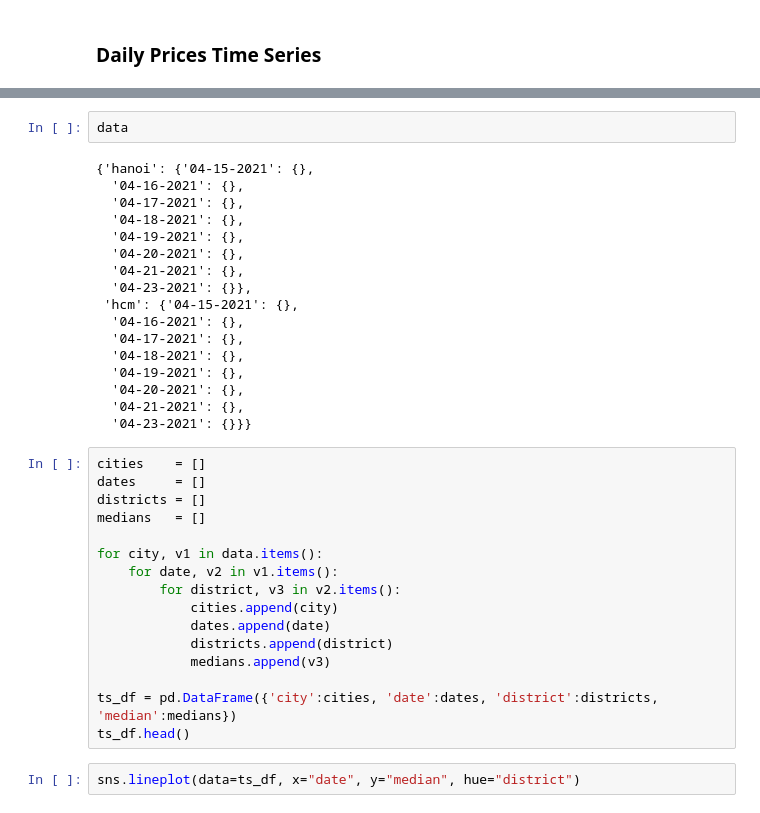
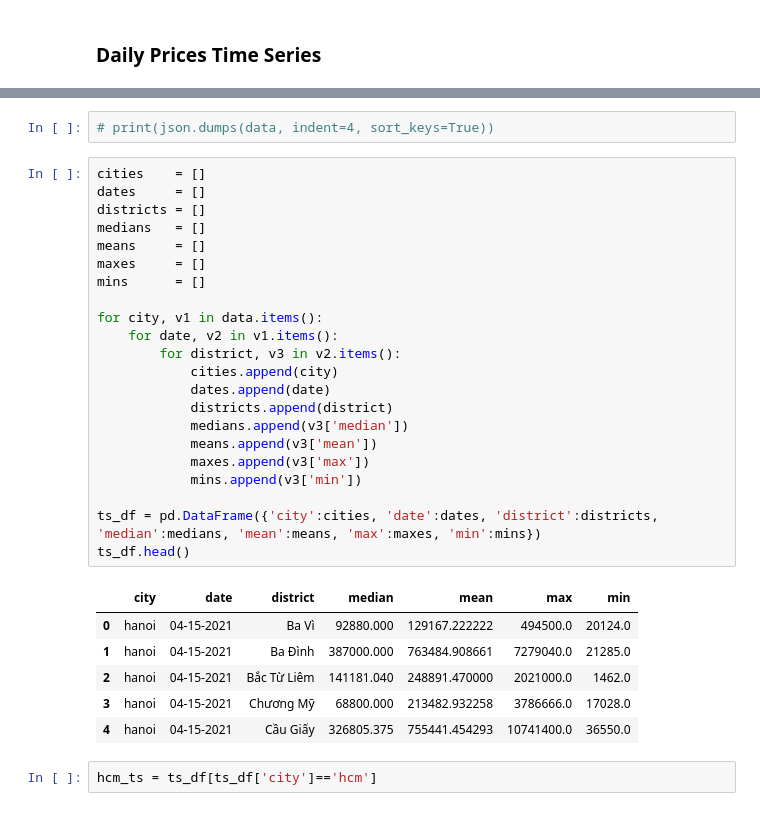
Before and after one commit to taidnguyen/housing-vietnam-analysis, a Jupyter notebook: analysis/trends.ipynb, the cells around one changed output, grey strips where cells are left out. Saved outputs shown, nothing was run; the diff lists cells and outputs as text.

```diff
--- a/analysis/trends.ipynb
+++ b/analysis/trends.ipynb
@@ -587,37 +601,33 @@ KeyboardInterrupt:
-# %%
-data
-# %% [output]
-{'hanoi': {'04-15-2021': {},
-  '04-16-2021': {},
-  '04-17-2021': {},
-  '04-18-2021': {},
-  '04-19-2021': {},
-  '04-20-2021': {},
-  '04-21-2021': {},
-  '04-23-2021': {}},
- 'hcm': {'04-15-2021': {},
-  '04-16-2021': {},
-  '04-17-2021': {},
-  '04-18-2021': {},
-  '04-19-2021': {},
-  '04-20-2021': {},
-  '04-21-2021': {},
-  '04-23-2021': {}}}
+# %%
+# print(json.dumps(data, indent=4, sort_keys=True))
 # %%
 cities    = []
 dates     = []
 districts = []
 medians   = []
+means     = []
+maxes     = []
+mins      = []
 
 for city, v1 in data.items():
     for date, v2 in v1.items():
         for district, v3 in v2.items():
             cities.append(city)
             dates.append(date)
             districts.append(district)
-            medians.append(v3)
+            medians.append(v3['median'])
+            means.append(v3['mean'])
+            maxes.append(v3['max'])
+            mins.append(v3['min'])
 
-ts_df = pd.DataFrame({'city':cities, 'date':dates, 'district':districts, 'median':medians})
+ts_df = pd.DataFrame({'city':cities, 'date':dates, 'district':districts, 'median':medians, 'mean':means, 'max':maxes, 'min':mins})
 ts_df.head()
+# %% [output]
+|  | city | date | district | median | mean | max | min |
+| 0 | hanoi | 04-15-2021 | Ba Vì | 92880.000 | 129167.222222 | 494500.0 | 20124.0 |
+| 1 | hanoi | 04-15-2021 | Ba Đình | 387000.000 | 763484.908661 | 7279040.0 | 21285.0 |
+| 2 | hanoi | 04-15-2021 | Bắc Từ Liêm | 141181.040 | 248891.470000 | 2021000.0 | 1462.0 |
+| 3 | hanoi | 04-15-2021 | Chương Mỹ | 68800.000 | 213482.932258 | 3786666.0 | 17028.0 |
+| 4 | hanoi | 04-15-2021 | Cầu Giấy | 326805.375 | 755441.454293 | 10741400.0 | 36550.0 |
-# %%
-sns.lineplot(data=ts_df, x="date", y="median", hue="district")
+# %%
+hcm_ts = ts_df[ts_df['city']=='hcm']
```
Also changed, not shown: parts of 4 cells of this notebook.
